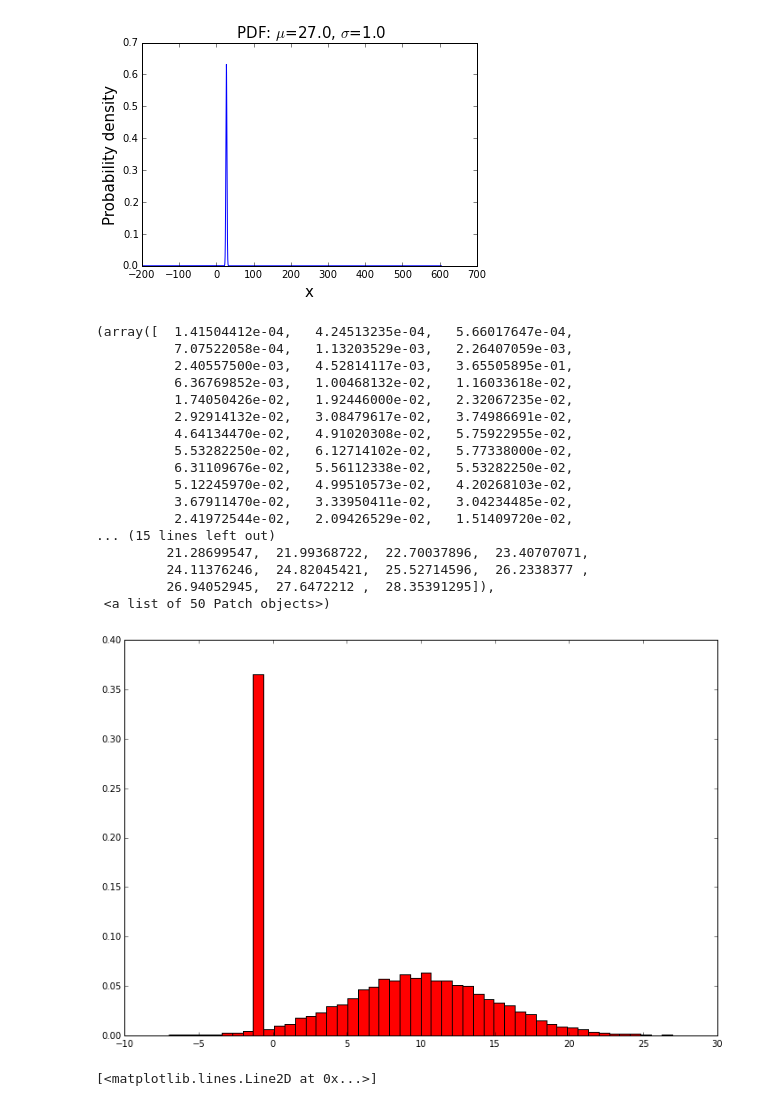
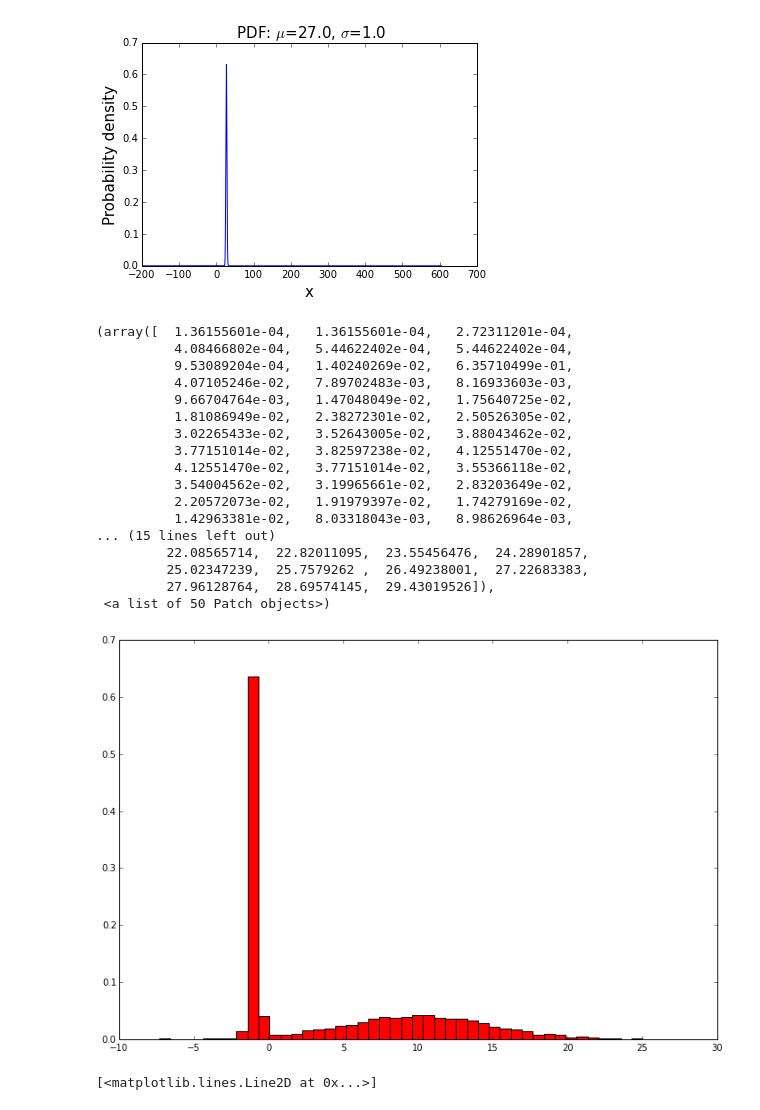
Before and after one commit to TeamUno/project, a Jupyter notebook: initial-exploration/stats.ipynb, the cells around one changed output. Saved outputs shown, nothing was run; the diff lists cells and outputs as text; code cells hidden in the pictures.

```diff
--- a/initial-exploration/stats.ipynb
+++ b/initial-exploration/stats.ipynb
@@ -357,30 +357,30 @@ from statsmodels.distributions.mixture_rvs import mixture_rvs
 # %%
 np.random.seed(12345)
 # %%
-obs_dist1 = mixture_rvs([.25,.75], size=10000, dist=[stats.norm, stats.norm],
-                kwargs = (dict(loc=-1,scale=.1),dict(loc=10,scale=5)))
+obs_dist1 = mixture_rvs([.5,.5], size=10000, dist=[stats.norm, stats.norm],
+                kwargs = (dict(loc=-1,scale=.2),dict(loc=10,scale=5)))
 fig = plt.figure(figsize=(12,8))
 ax = fig.add_subplot(111)
 ax.hist(obs_dist1, bins=50, normed=True, color='red')
 # %% [output]
-(array([  1.41504412e-04,   4.24513235e-04,   5.66017647e-04,
-          7.07522058e-04,   1.13203529e-03,   2.26407059e-03,
-          2.40557500e-03,   4.52814117e-03,   3.65505895e-01,
-          6.36769852e-03,   1.00468132e-02,   1.16033618e-02,
-          1.74050426e-02,   1.92446000e-02,   2.32067235e-02,
-          2.92914132e-02,   3.08479617e-02,   3.74986691e-02,
-          4.64134470e-02,   4.91020308e-02,   5.75922955e-02,
-          5.53282250e-02,   6.12714102e-02,   5.77338000e-02,
-          6.31109676e-02,   5.56112338e-02,   5.53282250e-02,
-          5.12245970e-02,   4.99510573e-02,   4.20268103e-02,
-          3.67911470e-02,   3.33950411e-02,   3.04234485e-02,
-          2.41972544e-02,   2.09426529e-02,   1.51409720e-02,
+(array([  1.36155601e-04,   1.36155601e-04,   2.72311201e-04,
+          4.08466802e-04,   5.44622402e-04,   5.44622402e-04,
+          9.53089204e-04,   1.40240269e-02,   6.35710499e-01,
+          4.07105246e-02,   7.89702483e-03,   8.16933603e-03,
+          9.66704764e-03,   1.47048049e-02,   1.75640725e-02,
+          1.81086949e-02,   2.38272301e-02,   2.50526305e-02,
+          3.02265433e-02,   3.52643005e-02,   3.88043462e-02,
+          3.77151014e-02,   3.82597238e-02,   4.12551470e-02,
+          4.12551470e-02,   3.77151014e-02,   3.55366118e-02,
+          3.54004562e-02,   3.19965661e-02,   2.83203649e-02,
+          2.20572073e-02,   1.91979397e-02,   1.74279169e-02,
+          1.42963381e-02,   8.03318043e-03,   8.98626964e-03,
 ... (15 lines left out)
-         21.28699547,  21.99368722,  22.70037896,  23.40707071,
-         24.11376246,  24.82045421,  25.52714596,  26.2338377 ,
-         26.94052945,  27.6472212 ,  28.35391295]),
+         22.08565714,  22.82011095,  23.55456476,  24.28901857,
+         25.02347239,  25.7579262 ,  26.49238001,  27.22683383,
+         27.96128764,  28.69574145,  29.43019526]),
  <a list of 50 Patch objects>)
-[figure, old version]
+[figure, new version]
 # %%
 kde = sm.nonparametric.KDEUnivariate(obs_dist1)
 kde.fit()
```
Also changed, not shown: parts of 6 cells of this notebook.
